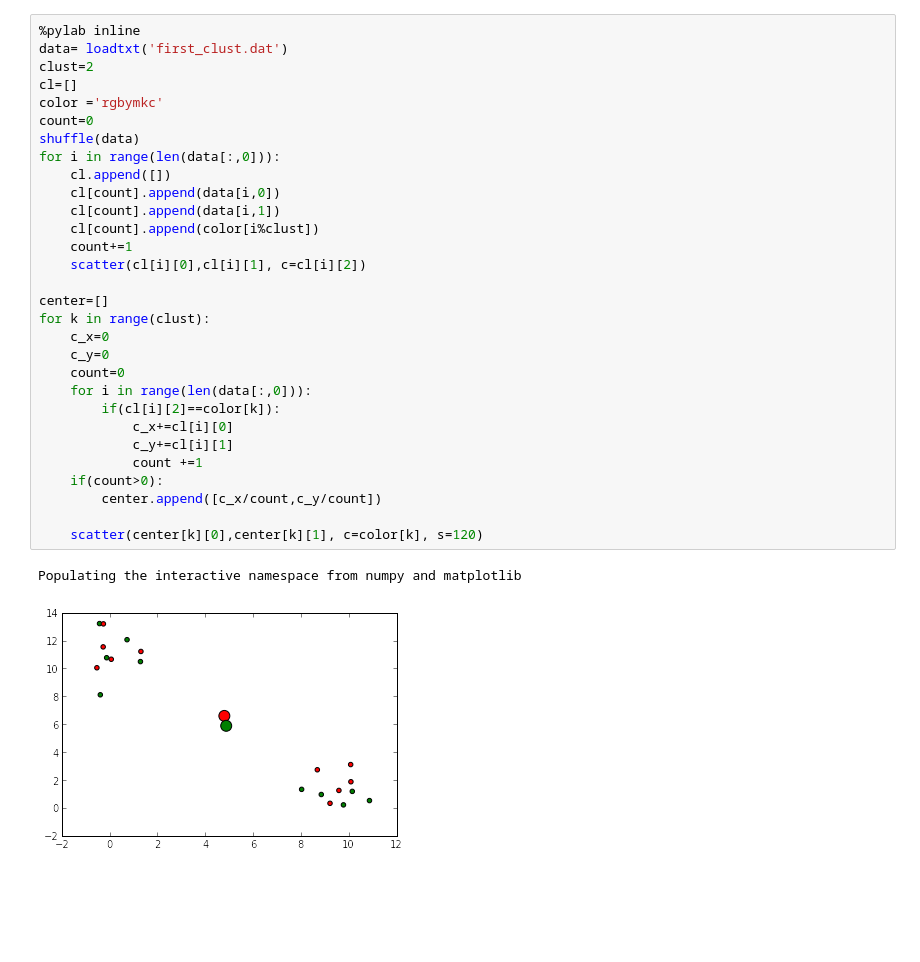
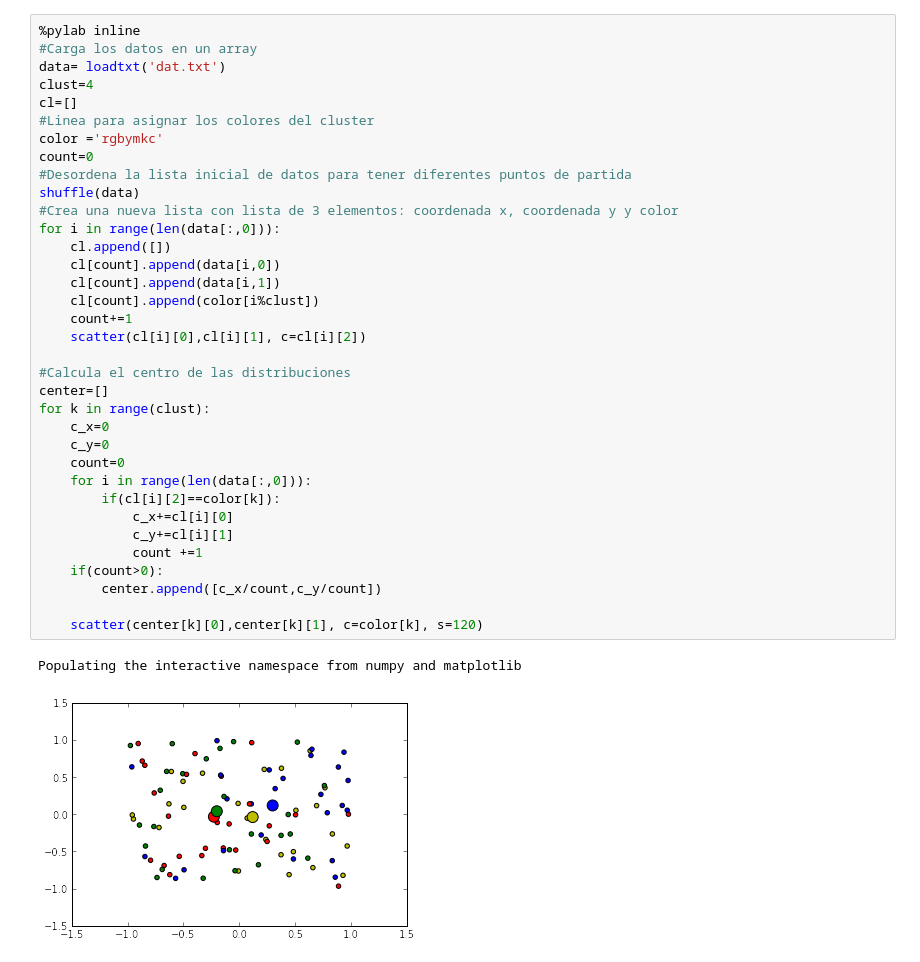
Before and after one commit to sergioandrescs/ipythonworks, a Jupyter notebook: first_clust.ipynb, the cells around one changed output. Drawn from its saved outputs; the diff is of its cells as text; blank space fills up the shorter version.

Commit message:
Datos dispersos. Falta while loop

```diff
--- a/first_clust.ipynb
+++ b/first_clust.ipynb
@@ -1,34 +1,39 @@
 # %%
 %pylab inline
-data= loadtxt('first_clust.dat')
-clust=2
+#Carga los datos en un array
+data= loadtxt('dat.txt')
+clust=4
 cl=[]
+#Linea para asignar los colores del cluster
 color ='rgbymkc'
 count=0
+#Desordena la lista inicial de datos para tener diferentes puntos de partida
 shuffle(data)
+#Crea una nueva lista con lista de 3 elementos: coordenada x, coordenada y y color
 for i in range(len(data[:,0])):
     cl.append([])
     cl[count].append(data[i,0])
     cl[count].append(data[i,1])
     cl[count].append(color[i%clust])
     count+=1
     scatter(cl[i][0],cl[i][1], c=cl[i][2])
 
+#Calcula el centro de las distribuciones
 center=[]
 for k in range(clust):
     c_x=0
     c_y=0
     count=0
     for i in range(len(data[:,0])):
         if(cl[i][2]==color[k]):
             c_x+=cl[i][0]
             c_y+=cl[i][1]
             count +=1
     if(count>0):
         center.append([c_x/count,c_y/count])
 
     scatter(center[k][0],center[k][1], c=color[k], s=120)
 # %% [output]
 Populating the interactive namespace from numpy and matplotlib
-[figure, old version]
+[figure, new version]
 # %%
```
Also changed, not shown: parts of 3 cells of this notebook.
